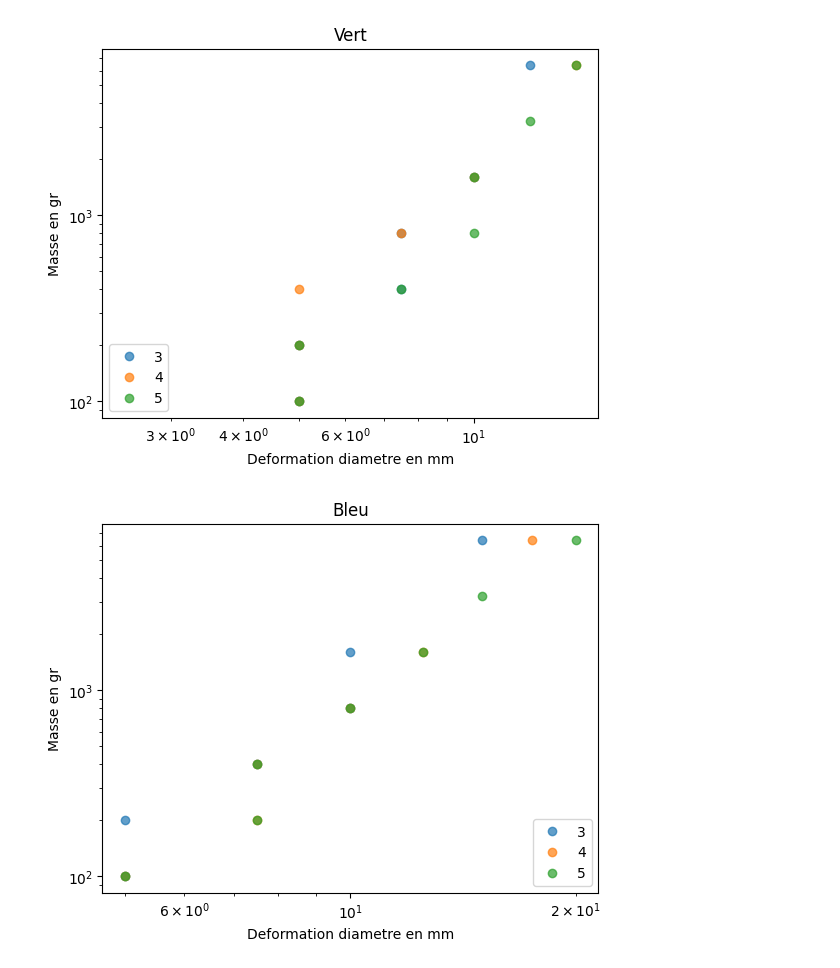
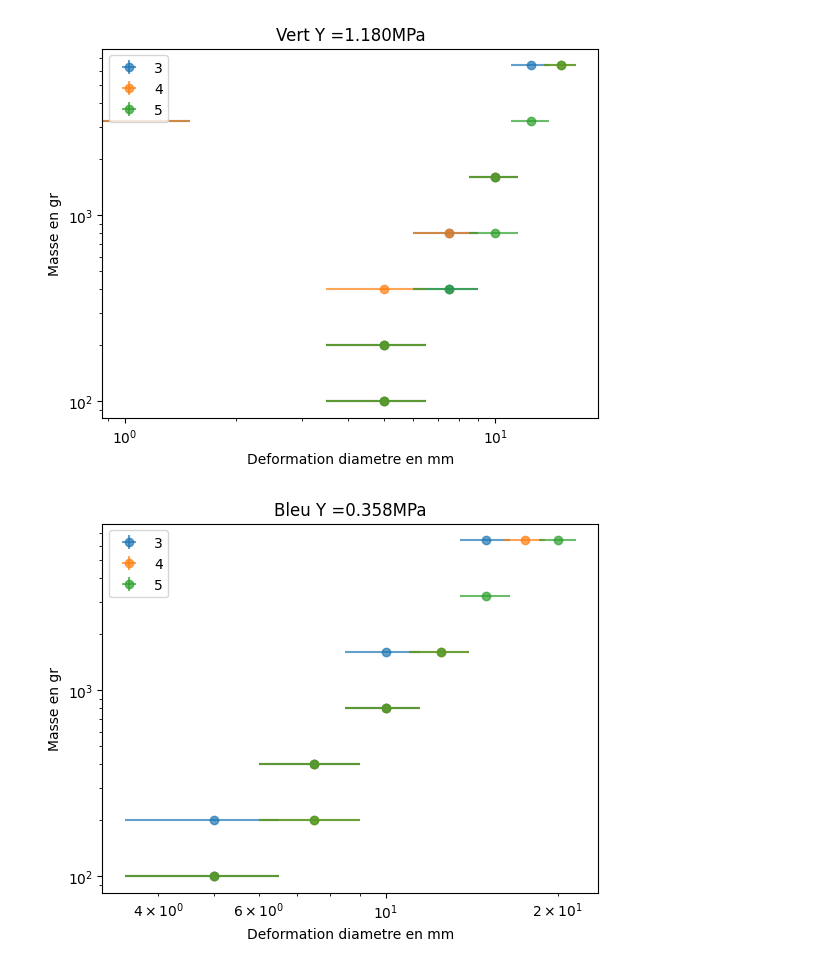
Before and after one commit to erdicn/ContactDeHertz, a Jupyter notebook: graphs.ipynb, the cells around one changed output. Cells and saved outputs as stored; diff of their text form; code cells hidden in the pictures.

Commit message:
Graphs with  errorbars

```diff
--- a/graphs.ipynb
+++ b/graphs.ipynb
@@ -4,9 +4,11 @@ import numpy as np
 # %%
 Rayons=[3,4,5]
 
-Masse=  [0,100,200,
+Masse = [0,100,200,
         400,800,1600,
         3200,6400]
+Masse = np.array(Masse)
+errMasse = 1
 
 R=  [
     [7.5,7.5,10.0,
@@ -44,12 +46,14 @@ B=  [
 # %%
 ToutLesSpheres = [R, V, B]
 Noms = ["Rose", "Vert", "Bleu"]
-def GraphMasseDeformation(X : list, nomGraph : str, loglog = True):
+YoungsGPa = np.array([0.000142, 0.001180, 0.000358])
+YoungsMpa = 1e3*YoungsGPa
+def GraphMasseDeformation(X : list, nomGraph : str, nb ,loglog = True):
     fig, ax = plt.subplots()
     for i in range(len(Rayons)):
-        ax.errorbar(X[i], Masse, fmt = "o", label = Rayons[i], alpha = 0.7)
-    plt.legend()
-    plt.title(nomGraph)
+        ax.errorbar(X[i], Masse, xerr = 1.5, yerr = errMasse, fmt = "o", label = Rayons[i], alpha = 0.7)
+    plt.legend(loc='upper left')
+    plt.title(nomGraph + " Y =" + "%.3f" %YoungsMpa[nb] + "MPa")
     plt.xlabel("Deformation diametre en mm")
     plt.ylabel("Masse en gr")
     if loglog:
@@ -59,5 +63,5 @@ def GraphMasseDeformation(X : list, nomGraph : str, loglog = True):
     plt.close()
 # %%
 for i in range(len(ToutLesSpheres)):
-    GraphMasseDeformation(ToutLesSpheres[i], Noms[i])
+    GraphMasseDeformation(ToutLesSpheres[i], Noms[i], i)
 # %% [output]
@@ -65,2 +69,2 @@ for i in range(len(ToutLesSpheres)):
-[figure, old version]
+[figure, new version]
-[figure, old version]
+[figure, new version]
```
Also changed, not shown: parts of 1 cell of this notebook.
